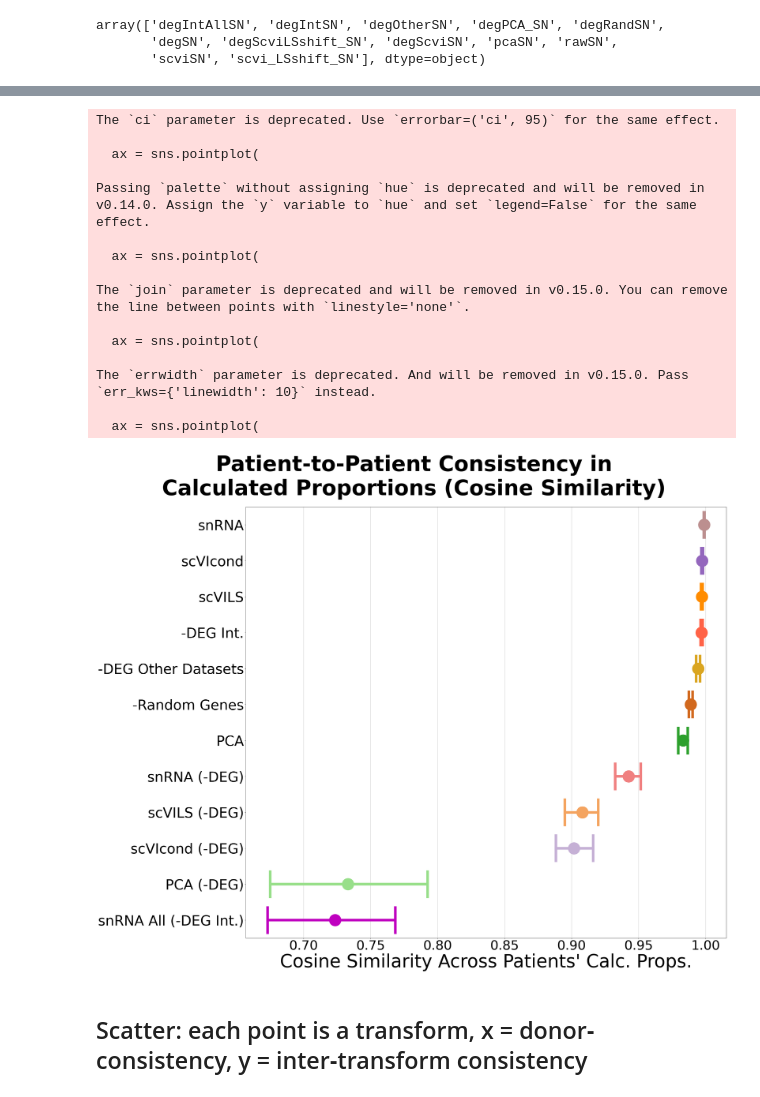
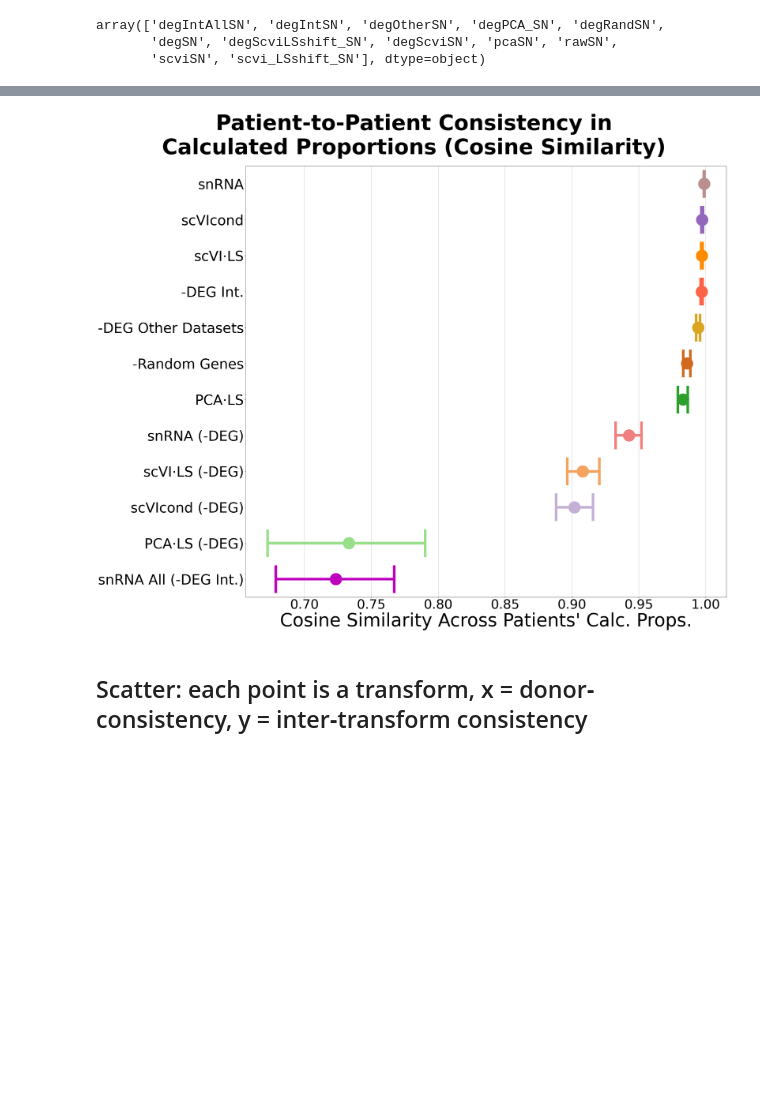
Before and after one commit to ivichadriana/deconvolution_sc_sn_comparison, a Jupyter notebook: notebooks/results_perdonor.ipynb, the cells around one changed output, grey strips where cells are left out. Saved outputs shown, nothing was run; the diff lists cells and outputs as text; code cells hidden in the pictures; blank space fills up the shorter version.

```diff
--- a/notebooks/results_perdonor.ipynb
+++ b/notebooks/results_perdonor.ipynb
@@ -35,10 +37,10 @@ transform_mapping = {
     "degOtherSN": "-DEG Other Datasets",
     "degIntSN": "-DEG Int.",
     "degRandSN": "-Random Genes",
-    "pcaSN": "PCA",
-    "degPCA_SN": "PCA (-DEG)",
-    "scvi_LSshift_SN": "scVILS",
-    "degScviLSshift_SN": "scVILS (-DEG)",
+    "pcaSN": "PCA·LS",
+    "degPCA_SN": "PCA·LS (-DEG)",
+    "scvi_LSshift_SN": "scVI·LS",
+    "degScviLSshift_SN": "scVI·LS (-DEG)",
     "scviSN": "scVIcond",
     "degScviSN": "scVIcond (-DEG)",
     "degIntAllSN": "snRNA All (-DEG Int.)",
@@ -50,22 +52,22 @@ display_order = [
     "-DEG Int.",
     "-DEG Other Datasets",
     "-Random Genes",
-    "PCA",
-    "PCA (-DEG)",
-    "scVILS",
-    "scVILS (-DEG)",
+    "PCA·LS",
+    "PCA·LS (-DEG)",
+    "scVI·LS",
+    "scVI·LS (-DEG)",
     "scVIcond",
     "scVIcond (-DEG)",
 ]
 # Palettes & transform names
 display_palette = {
     "snRNA": "rosybrown",
-    "PCA": "#2ca02c",
-    "scVILS": "darkorange",
+    "PCA·LS": "#2ca02c",
+    "scVI·LS": "darkorange",
     "scVIcond": "#9467bd",
     "snRNA (-DEG)": "lightcoral",
-    "PCA (-DEG)": "#98df8a",
-    "scVILS (-DEG)": "sandybrown",
+    "PCA·LS (-DEG)": "#98df8a",
+    "scVI·LS (-DEG)": "sandybrown",
     "scVIcond (-DEG)": "#c5b0d5",
     "-DEG Other Datasets": "goldenrod",
     "-DEG Int.": "tomato",
@@ -76,7 +78,7 @@ display_palette = {
 ## Read in results
 # %%
 results_dir = os.path.join("..", "results", dataset)
-fn = os.path.join(results_dir, f"results_perdonor_{dataset}.csv")
+fn = os.path.join(results_dir, f"results_perdonor_{method}_{dataset}.csv")
 assert os.path.exists(fn), f"Missing {fn}"
 df_pd = pd.read_csv(fn)
 print("Per-donor results loaded:", df_pd.shape)
@@ -193,56 +195,43 @@ mean_order = (
     .sort_values(ascending=False)
     .index.tolist()
 )
 
 # pass that into your pointplot
 plt.figure(figsize=(34, 28))
 ax = sns.pointplot(
     y="Display",
     x="Cosine",
     data=df_donor_consistency,
-    order=mean_order,  # <-- use our computed ordering
+    order=mean_order,
+    hue="Display",
     palette=display_palette,
     estimator=np.mean,
-    ci=95,
+    errorbar=('ci', 95),
     n_boot=1000,
-    join=False,
+    linestyle='none',
     capsize=0.7,
-    errwidth=10,
-    markers="o",
+    legend=False,
+    err_kws={'linewidth': 10},
+    marker="o",
     markersize=45,
 )
 
 ax.set_xlabel("Cosine Similarity Across Patients' Calc. Props.", fontsize=70)
 ax.xaxis.grid(True)
 ax.set_ylabel("")
-ax.set_xticklabels(ax.get_xticklabels(), fontsize=50)
-ax.set_yticklabels(ax.get_yticklabels(), fontsize=54)
+ax.tick_params(axis='x', labelsize=50)
+ax.tick_params(axis='y', labelsize=54)
 ax.set_title(
     "Patient-to-Patient Consistency in\nCalculated Proportions (Cosine Similarity)",
     fontsize=82,
     fontweight="bold",
     pad=45,
     x=0.35,
 )
 plt.tight_layout()
 plt.show()
 # %% [output]
-The `ci` parameter is deprecated. Use `errorbar=('ci', 95)` for the same effect.
-
-  ax = sns.pointplot(
-
-Passing `palette` without assigning `hue` is deprecated and will be removed in v0.14.0. Assign the `y` variable to `hue` and set `legend=False` for the same effect.
-
-  ax = sns.pointplot(
-
-The `join` parameter is deprecated and will be removed in v0.15.0. You can remove the line between points with `linestyle='none'`.
-
-  ax = sns.pointplot(
-
-The `errwidth` parameter is deprecated. And will be removed in v0.15.0. Pass `err_kws={'linewidth': 10}` instead.
-
-  ax = sns.pointplot(
-[figure, old version]
+[figure, new version]
 # %% [markdown]
 ## Scatter: each point is a transform, x = donor‐consistency, y = inter‐transform consistency
 # %%
```
Also changed, not shown: parts of 8 cells of this notebook, 47 other files.
